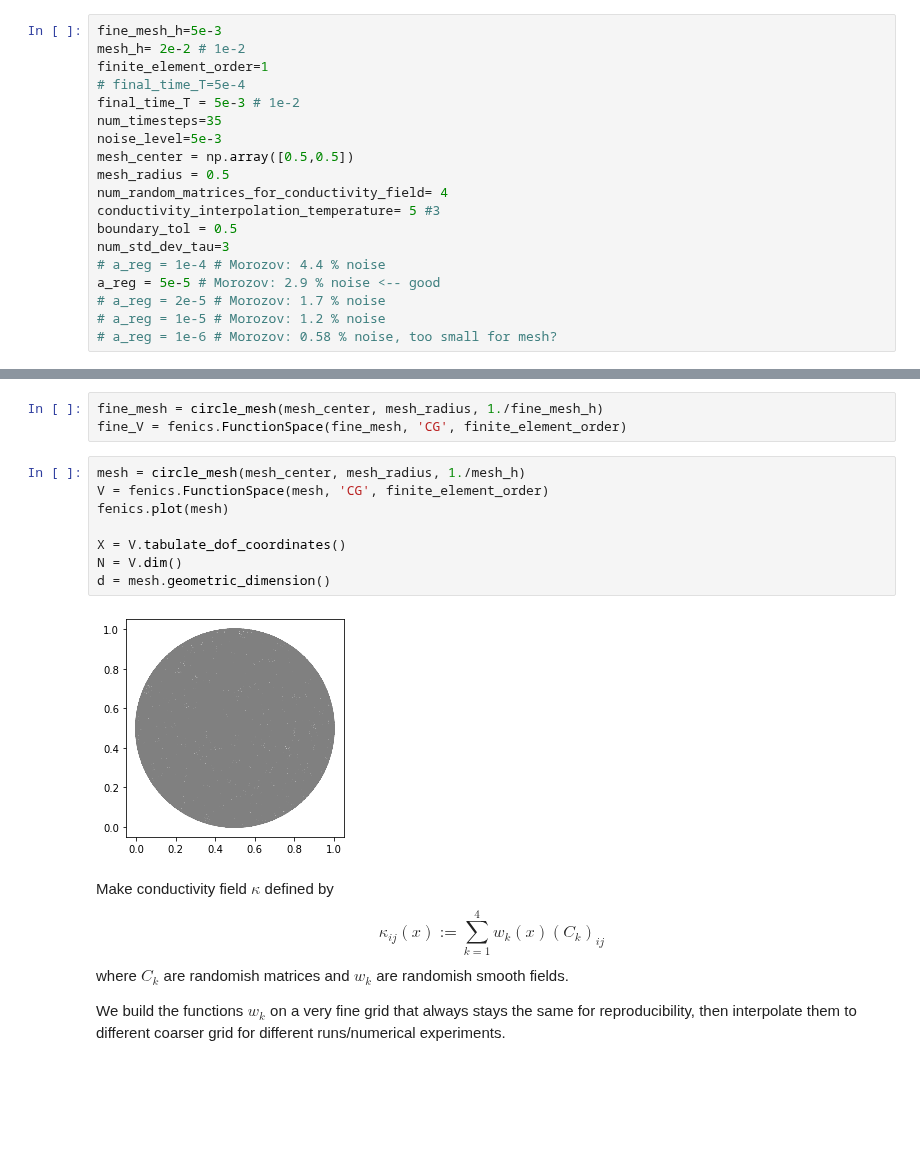
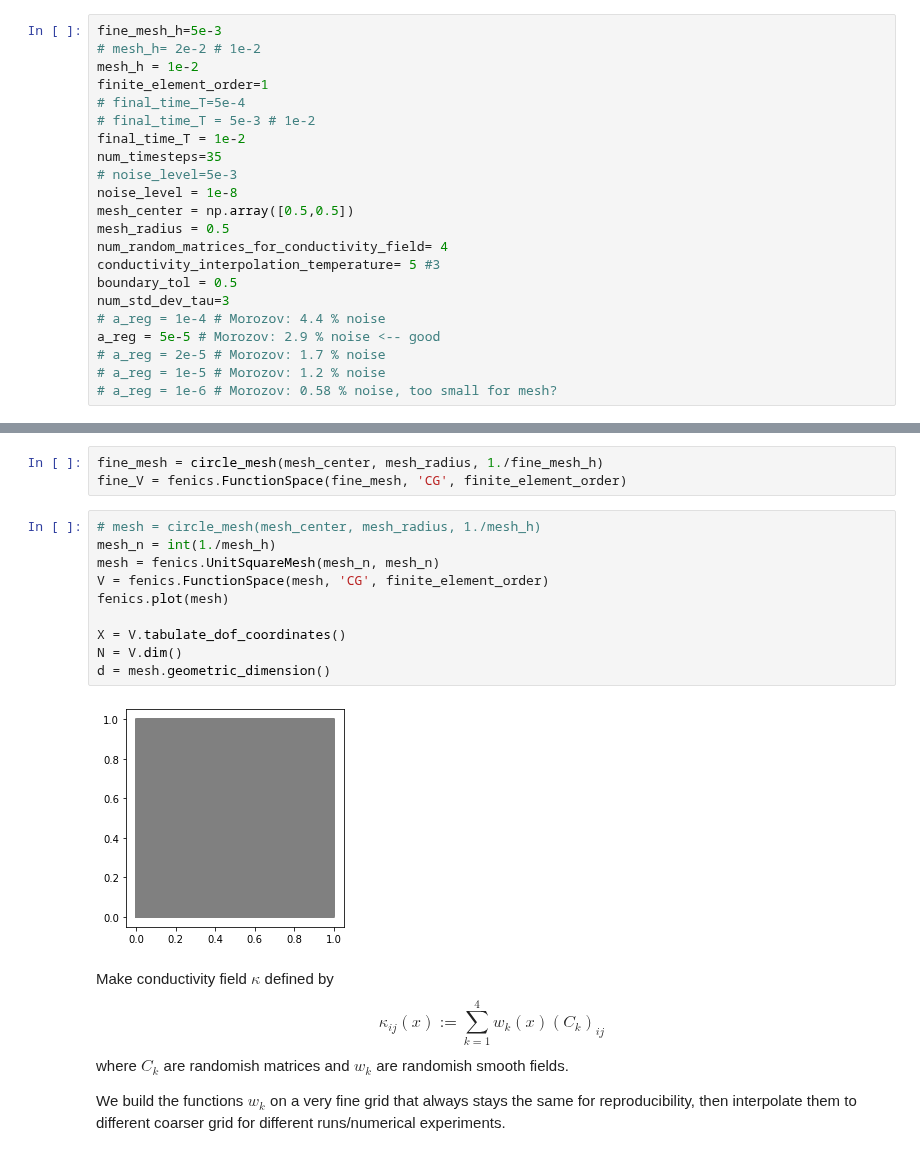
Before and after one commit to NickAlger/localpsf, a Jupyter notebook: code/heat_inverse_problem.ipynb, the cells around one changed output, grey strips where cells are left out. Cells and saved outputs as stored; diff of their text form; blank space fills up the shorter version.

```diff
--- a/code/heat_inverse_problem.ipynb
+++ b/code/heat_inverse_problem.ipynb
@@ -23,11 +24,14 @@ from load_angel_peak_badlands_image_into_fenics import load_angel_peak_badlands_
 # %%
 fine_mesh_h=5e-3
-mesh_h= 2e-2 # 1e-2
+# mesh_h= 2e-2 # 1e-2
+mesh_h = 1e-2
 finite_element_order=1
 # final_time_T=5e-4
-final_time_T = 5e-3 # 1e-2
+# final_time_T = 5e-3 # 1e-2
+final_time_T = 1e-2
 num_timesteps=35
-noise_level=5e-3
+# noise_level=5e-3
+noise_level = 1e-8
 mesh_center = np.array([0.5,0.5])
 mesh_radius = 0.5
 num_random_matrices_for_conductivity_field= 4
@@ -45,15 +49,17 @@ np.random.seed(1)
 fine_mesh = circle_mesh(mesh_center, mesh_radius, 1./fine_mesh_h)
 fine_V = fenics.FunctionSpace(fine_mesh, 'CG', finite_element_order)
 # %%
-mesh = circle_mesh(mesh_center, mesh_radius, 1./mesh_h)
+# mesh = circle_mesh(mesh_center, mesh_radius, 1./mesh_h)
+mesh_n = int(1./mesh_h)
+mesh = fenics.UnitSquareMesh(mesh_n, mesh_n)
 V = fenics.FunctionSpace(mesh, 'CG', finite_element_order)
 fenics.plot(mesh)
 
 X = V.tabulate_dof_coordinates()
 N = V.dim()
 d = mesh.geometric_dimension()
 # %% [output]
-[figure, old version]
+[figure, new version]
 # %% [markdown]
 Make conductivity field $\kappa$ defined by
 $$\kappa_{ij}(x) := \sum_{k=1}^4 w_k(x)\left(C_k\right)_{ij}$$
```
Also changed, not shown: parts of 27 cells of this notebook, 1 other file.
